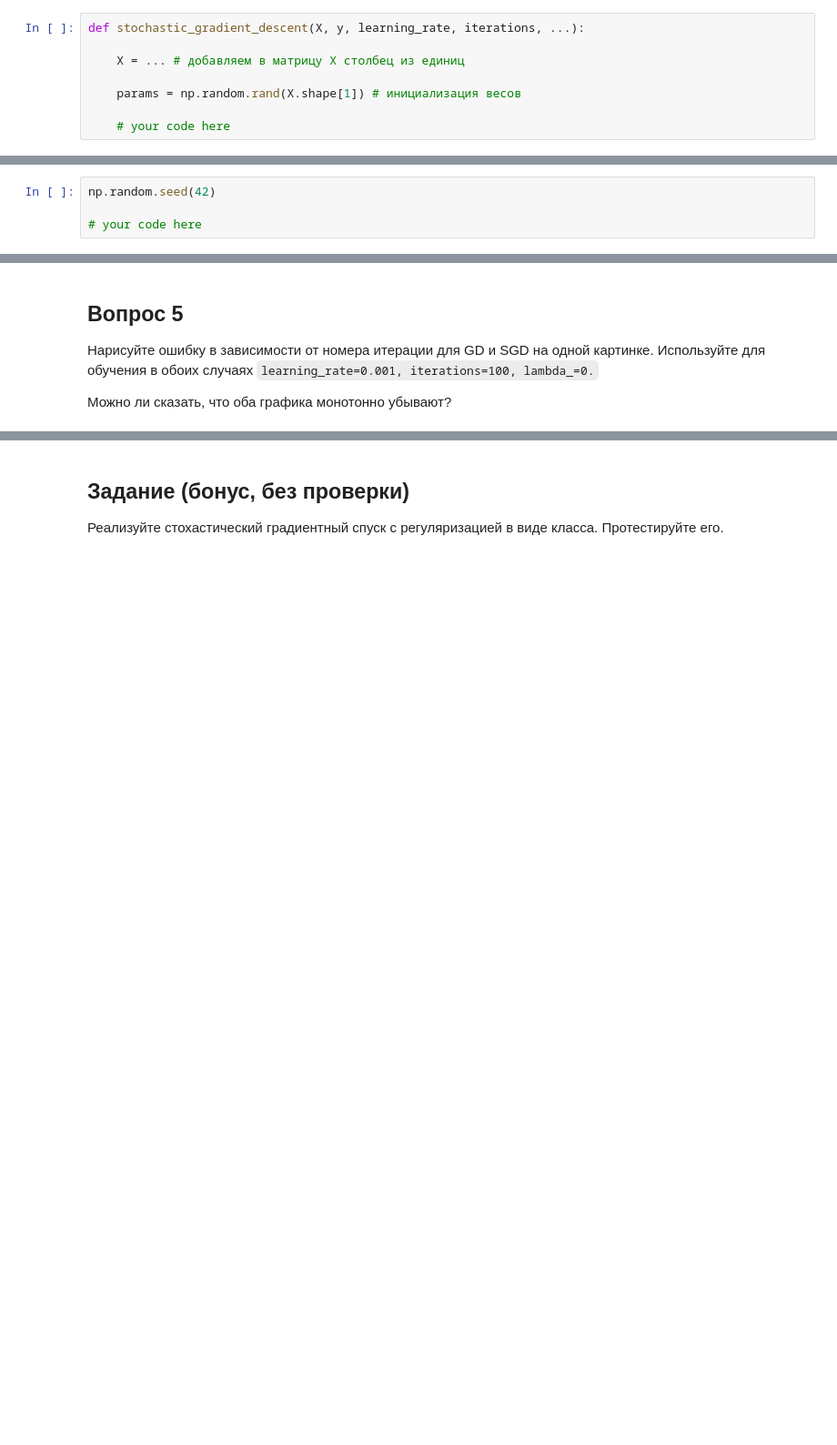
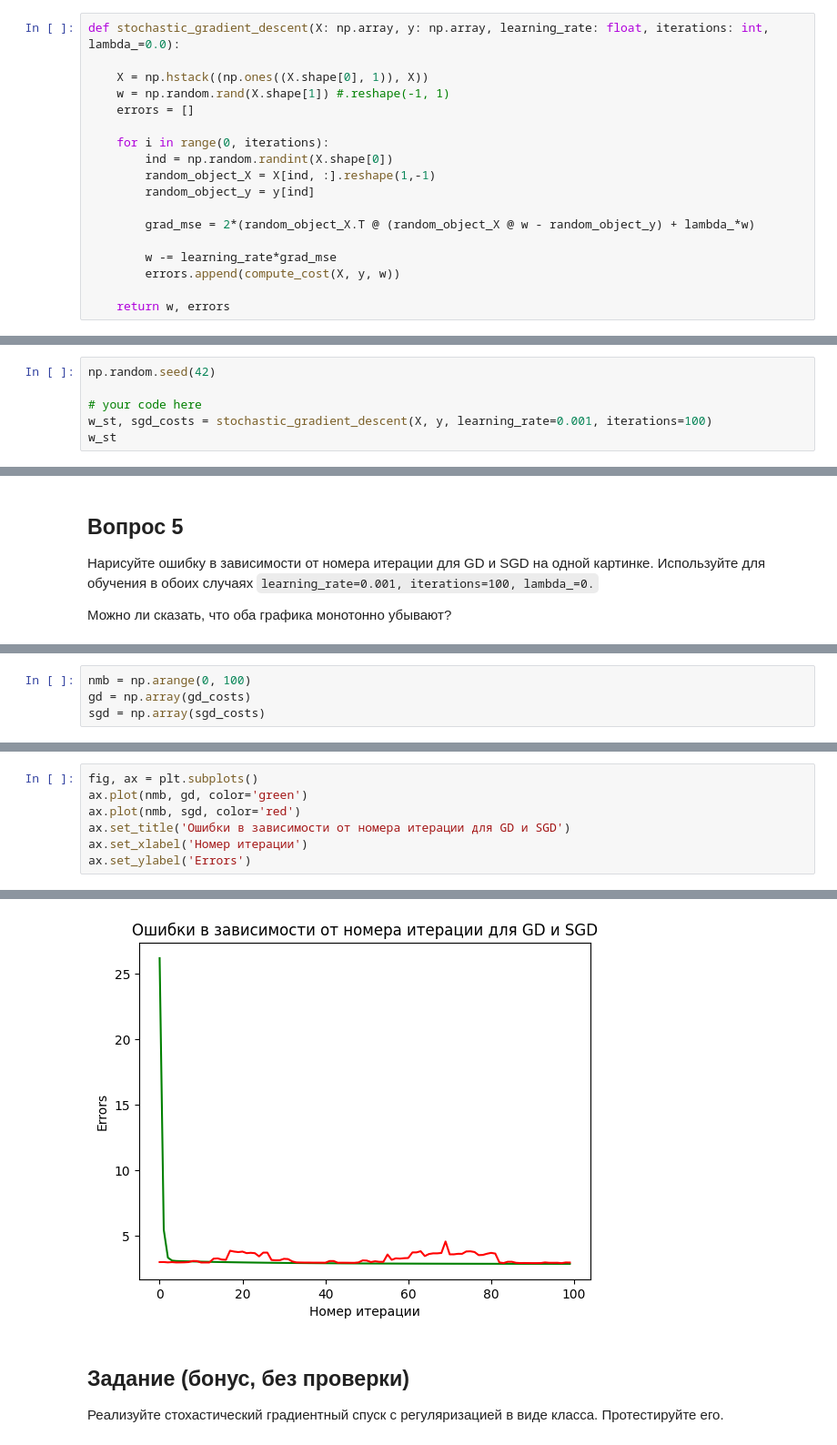
Before and after one commit to TransGaz/linear_models, a Jupyter notebook: HomeTask_hw_04_GD.ipynb, the cells around one changed output, grey strips where cells are left out. Shown at 91% size. Cells and saved outputs as stored; diff of their text form; blank space fills up the shorter version.

Commit message:
sholastic gradient function added

```diff
--- a/HomeTask_hw_04_GD.ipynb
+++ b/HomeTask_hw_04_GD.ipynb
@@ -102,14 +102,24 @@ def gradient_descent(X, y, learning_rate, iterations, lambda_ = 0) -> np.array:
 
   **Подсказка:** чтобы матричная запись не поменялась, мы можем объявить новую матрицу `X_ind = X[ind, :].reshape(-1,1)` и работать с ней.
   - при вычислении градиента по одному объекту делить результат на число объектов `m` не требуется.
-# %%
-def stochastic_gradient_descent(X, y, learning_rate, iterations, ...):
-
-    X = ... # добавляем в матрицу X столбец из единиц
-
-    params = np.random.rand(X.shape[1]) # инициализация весов
-
-    # your code here
+# %%
+def stochastic_gradient_descent(X: np.array, y: np.array, learning_rate: float, iterations: int, lambda_=0.0):
+
+    X = np.hstack((np.ones((X.shape[0], 1)), X))
+    w = np.random.rand(X.shape[1]) #.reshape(-1, 1)
+    errors = []
+
+    for i in range(0, iterations):
+        ind = np.random.randint(X.shape[0])
+        random_object_X = X[ind, :].reshape(1,-1)
+        random_object_y = y[ind]
+
+        grad_mse = 2*(random_object_X.T @ (random_object_X @ w - random_object_y) + lambda_*w)
+
+        w -= learning_rate*grad_mse
+        errors.append(compute_cost(X, y, w))
+
+    return w, errors
 # %% [markdown]
 Создадим функцию для получения предсказания модели
 # %%
@@ -147,3 +161,5 @@ array([0.06056598, 0.96568968])
 np.random.seed(42)
 
 # your code here
+w_st, sgd_costs = stochastic_gradient_descent(X, y, learning_rate=0.001, iterations=100)
+w_st
@@ -167,0 +192,4 @@ np.random.seed(42)
+# %%
+nmb = np.arange(0, 100)
+gd = np.array(gd_costs)
+sgd = np.array(sgd_costs)
@@ -167,0 +200,8 @@ np.random.seed(42)
+# %%
+fig, ax = plt.subplots()
+ax.plot(nmb, gd, color='green')
+ax.plot(nmb, sgd, color='red')
+ax.set_title('Oшибки в зависимости от номера итерации для GD и SGD')
+ax.set_xlabel('Номер итерации')
+ax.set_ylabel('Errors')
+# %% [output]
@@ -168,3 +209,4 @@ np.random.seed(42)
+[figure, added]
 # %% [markdown]
 ## Задание (бонус, без проверки)
 
```
Also changed, not shown: parts of 10 cells of this notebook.
